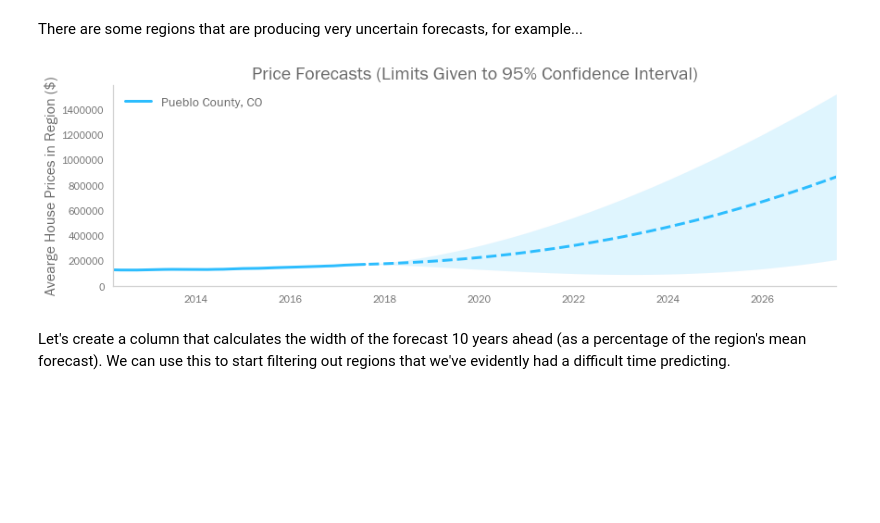
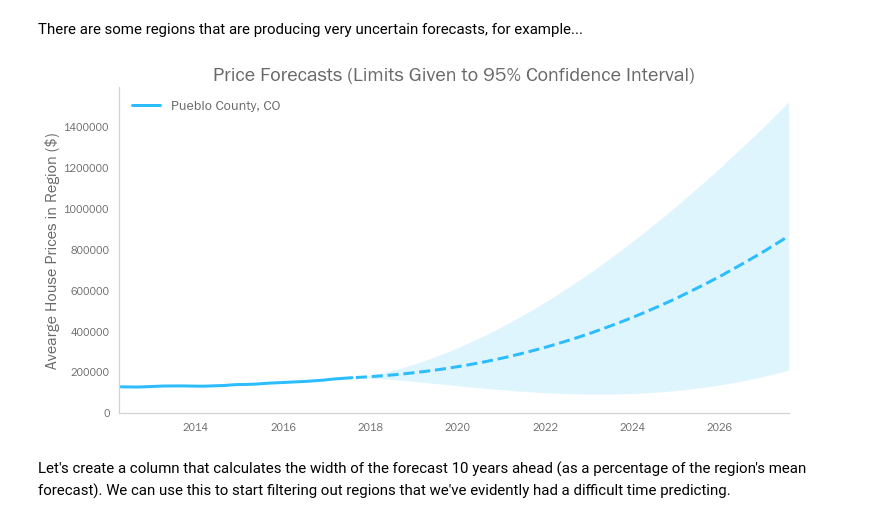
Before and after one commit to calbal91/dsc-mod-4-project-online-ds-pt-051319, a Jupyter notebook: Analysis.ipynb, the cells around one changed output. Saved outputs shown, nothing was run; the diff lists cells and outputs as text; code cells hidden in the pictures; blank space fills up the shorter version.

```diff
--- a/Analysis.ipynb
+++ b/Analysis.ipynb
@@ -1341,9 +1341,9 @@ There are some regions that are producing very uncertain forecasts, for example.
 # %%
 high_growth = list(arima_df.sort_values(
     '%10yGrowth',ascending=False)['RegionID'][:5])
-plot_forecasts(high_growth[1], size=(14,4))
+plot_forecasts(high_growth[1], size=(12,6))
 # %% [output]
-[figure, old version]
+[figure, new version]
 # %% [markdown]
 Let's create a column that calculates the width of the forecast 10 years ahead (as a percentage of the region's mean forecast). We can use this to start filtering out regions that we've evidently had a difficult time predicting.
 # %%
```
Also changed, not shown: parts of 1 cell of this notebook, 2 other files.
